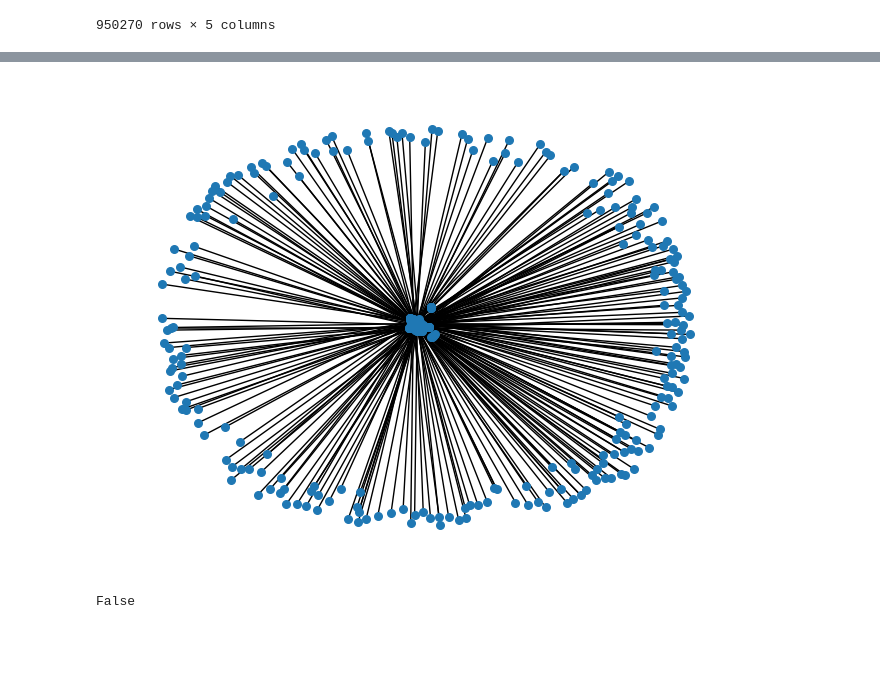
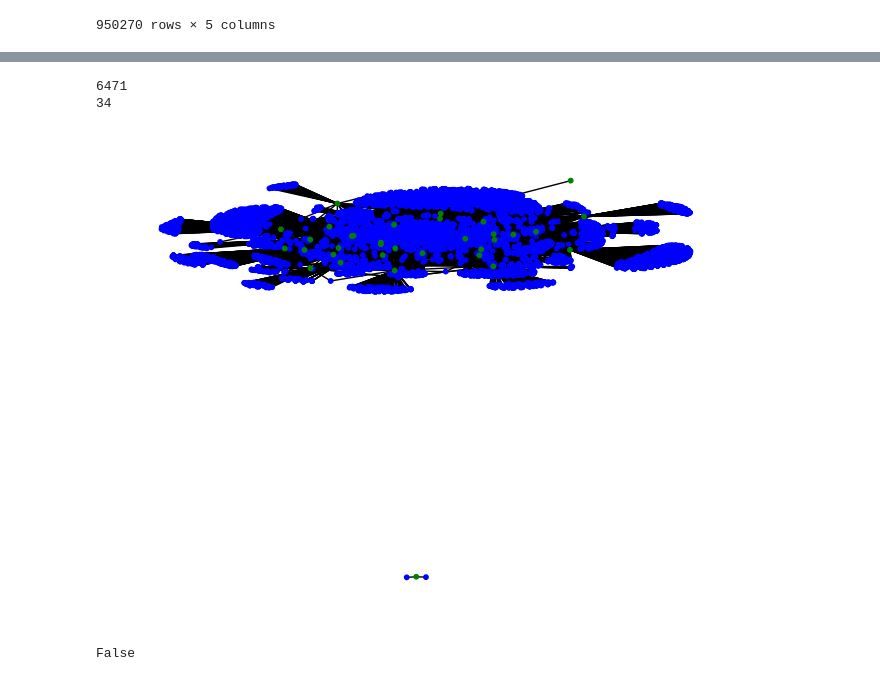
Before and after one commit to rwc2408/CienciadasRedes, a Jupyter notebook: APS/Validações.ipynb, the cells around one changed output, grey strips where cells are left out. Cells and saved outputs as stored; diff of their text form; code cells hidden in the pictures; blank space fills up the shorter version.

Commit message:
Feat: tweaks on graph

```diff
--- a/APS/Validações.ipynb
+++ b/APS/Validações.ipynb
@@ -287,8 +260,3 @@ Name: count, dtype: int64
 | 4442681 | 910082022 | 120060 | 17370546000137 | DIOXSAN ESPECIALIDADES QUIMICAS L... | SIM |
 | 4442682 | 920072022 | 153035 | 33683111000107 | SERVICO FEDERAL DE PROCESSAMENTO ... | SIM |
 950270 rows × 5 columns
-# %%
-df_licitacoes_ctba = pd.merge(df_participantes22_selec, df_itens22_selec, on=['Número Licitação', 'Código UG'])
-df_licitacoes_ctba['Valor Licitação'] = df_licitacoes_ctba['Valor Licitação'].str.replace(',','.')
-df_licitacoes_ctba['Valor Licitação'] = df_licitacoes_ctba['Valor Licitação'].astype(float)
-df_licitacoes_ctba.info()
@@ -331,19 +263,33 @@ Name: count, dtype: int64
-# %%
-G = nx.Graph()
-G.add_nodes_from(df_licitacoes_ctba['Nome Vencedor'], bipartite=0, node_color='y')
-G.add_nodes_from(df_licitacoes_ctba['Nome Órgão'], bipartite=1)
-#nx.set_node_attributes(G, 'Descrição', pd.Series(row['Descrição'], index=row).to_dict())
-#G = nx.from_pandas_dataframe(df, 'node_from', 'node_to', edge_attr=['attribute1','attribute2','attribute3'])
-# G.from_pandas_edgelist(
-#     [(row['Nome Órgão'], row['Nome Participante'], row['va']) for idx, row in df_licitacoes_ctba.iterrows()],
-#     weight='weight
-
-for idx, row in df_licitacoes_ctba.iterrows():
-    G.add_edge(row['Nome Vencedor'], row['Nome Órgão'], weight=row['Valor Licitação'])
-
-
-#print(G.edges(data=True))
-nx.draw(G, node_size=30)
-plt.show()
-# %% [output]
-[figure, removed]
+# %%
+G = nx.Graph()
+G.add_nodes_from(df_participantes_ctba['Código Participante'], bipartite=0)
+G.add_nodes_from(df_licitacoes_ctba['Código UG'], bipartite=1)
+
+
+# color each side of bipartite graph
+color_map = []
+for node in G:
+    if G.nodes[node]['bipartite'] == 0:
+        color_map.append('blue')
+    else:
+        color_map.append('green')
+
+
+for index, row in edges_df.iterrows():
+    G.add_edge(row['Código Participante'], row['Código UG'], winner=row['Flag Vencedor'])
+# %%
+# count subset sizes
+
+blue = 0
+green = 0
+for node in G:
+    if G.nodes[node]['bipartite'] == 0:
+        blue += 1
+    else:
+        green += 1
+
+print(blue)
+print(green)
+# %% [output]
+6471
+34
@@ -350,3 +300,10 @@ plt.show()
+# %%
+
+#print(G.edges(data=True))
+nx.draw(G, node_color=color_map, node_size=10)
+plt.show()
+# %% [output]
+[figure, added]
 # %%
 nx.is_connected(G)
 # %% [output]
```
Also changed, not shown: parts of 19 cells of this notebook.
